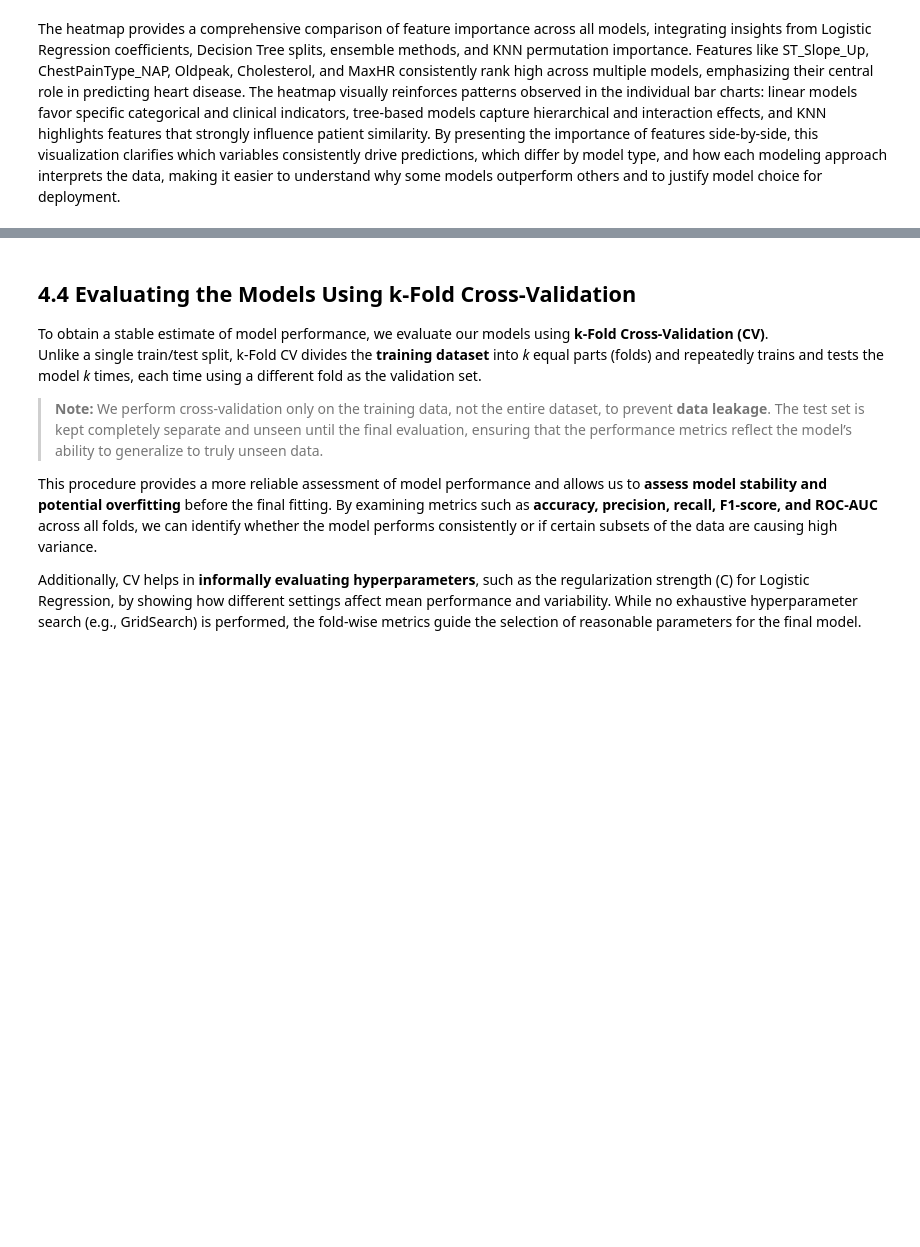
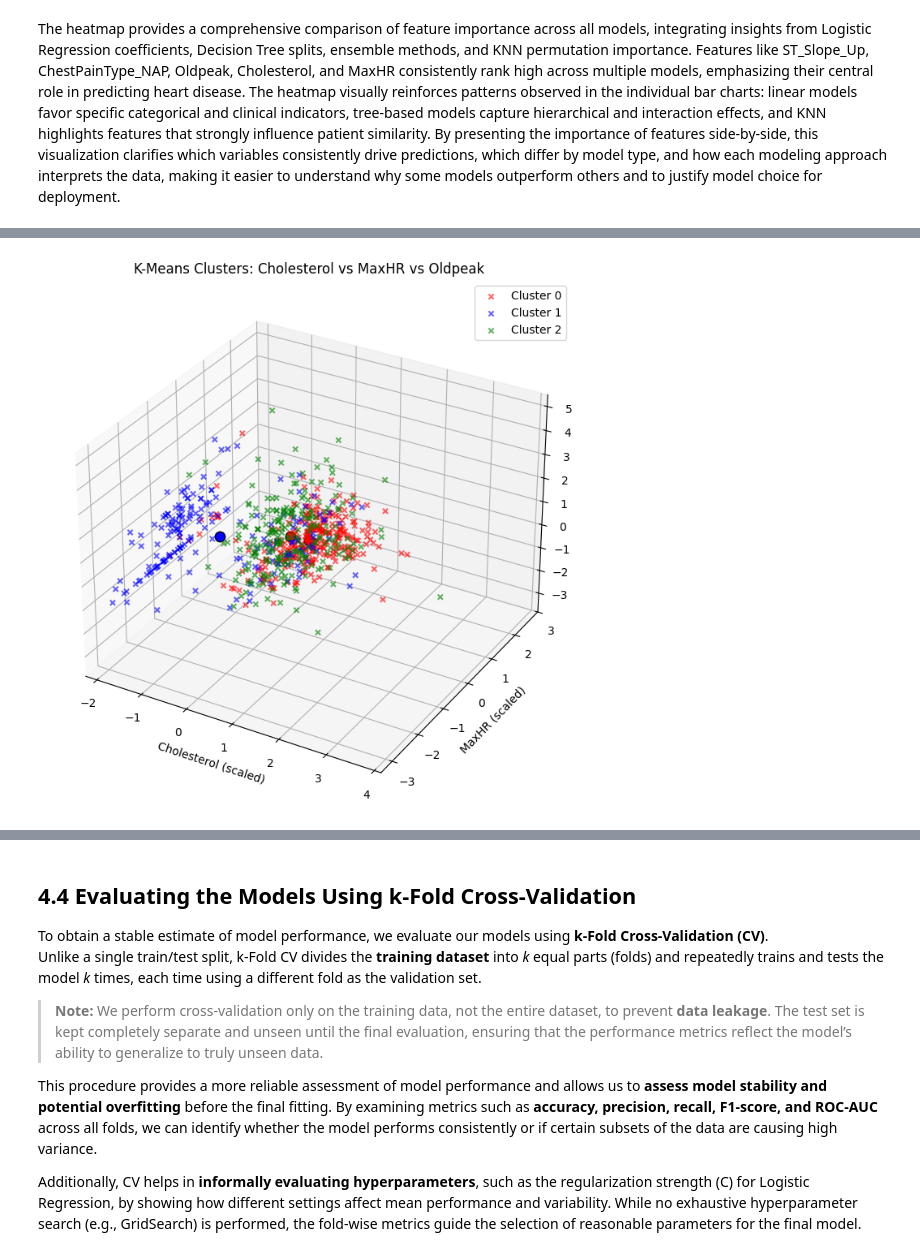
Before and after one commit to JoshH6538/heart-prediction-ml, a Jupyter notebook: Project_Report.ipynb, the cells around one changed output, grey strips where cells are left out. Cells and saved outputs as stored; diff of their text form; code cells hidden in the pictures; blank space fills up the shorter version.

```diff
--- a/Project_Report.ipynb
+++ b/Project_Report.ipynb
@@ -899,0 +1041,42 @@ The heatmap provides a comprehensive comparison of feature importance across all
+# %%
+from mpl_toolkits.mplot3d import Axes3D
+
+x_col = 'Cholesterol'
+y_col = 'MaxHR'
+z_col = 'Oldpeak'
+
+ix = X_scaled_df.columns.get_loc(x_col)
+iy = X_scaled_df.columns.get_loc(y_col)
+iz = X_scaled_df.columns.get_loc(z_col)
+
+fig = plt.figure(figsize=(9, 7))
+ax = fig.add_subplot(111, projection='3d')
+
+colors = ['red', 'blue', 'green']
+
+for l, c in zip([0, 1, 2], colors):
+    m = (labels == l)
+    ax.scatter(
+        X_scaled_df.iloc[m, ix],
+        X_scaled_df.iloc[m, iy],
+        X_scaled_df.iloc[m, iz],
+        c=c, marker='x', alpha=0.6, label=f'Cluster {l}'
+    )
+
+
+    ax.scatter(
+        centers[l, ix],
+        centers[l, iy],
+        centers[l, iz],
+        c=c, marker='o', edgecolor='k', s=80
+    )
+
+ax.set_xlabel(f'{x_col} (scaled)')
+ax.set_ylabel(f'{y_col} (scaled)')
+ax.set_zlabel(f'{z_col} (scaled)')
+ax.set_title('K-Means Clusters: Cholesterol vs MaxHR vs Oldpeak')
+ax.legend()
+plt.tight_layout()
+plt.show()
+# %% [output]
+[figure, new version]
```
Also changed, not shown: parts of 28 cells of this notebook.
